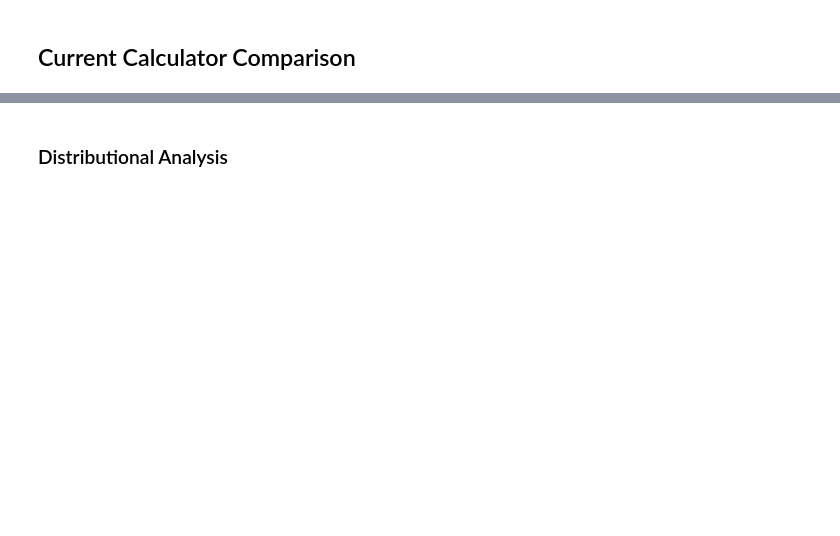
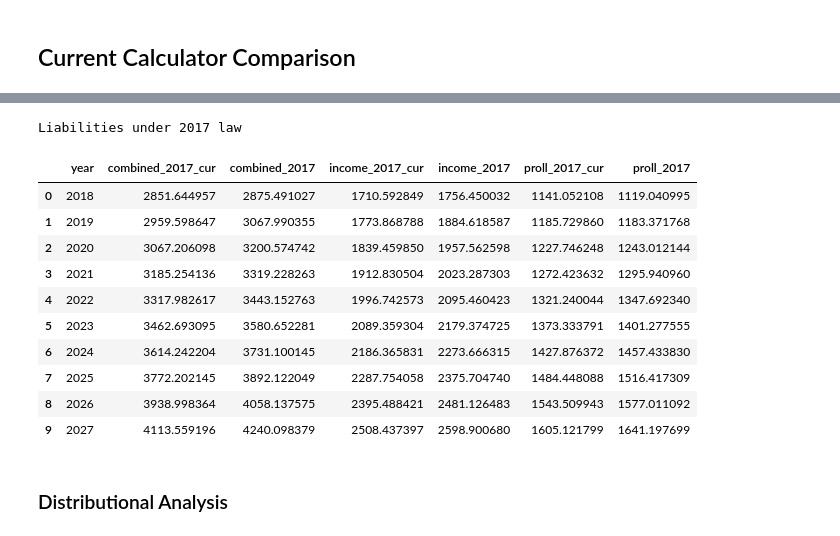
Before and after one commit to andersonfrailey/Notebook-Uploads, a Jupyter notebook: april2018cboupdate.ipynb, the cells around one changed output, grey strips where cells are left out. Saved outputs shown, nothing was run; the diff lists cells and outputs as text; code cells hidden in the pictures; blank space fills up the shorter version.

```diff
--- a/april2018cboupdate.ipynb
+++ b/april2018cboupdate.ipynb
@@ -169,3 +234,20 @@ liabilities_df
+# %%
+print('Liabilities under 2017 law')
+liabilities_df[['year', 'combined_2017_cur', 'combined_2017',
+                'income_2017_cur', 'income_2017', 'proll_2017_cur', 'proll_2017']]
+# %% [output]
+Liabilities under 2017 law
+|  | year | combined_2017_cur | combined_2017 | income_2017_cur | income_2017 | proll_2017_cur | proll_2017 |
+| 0 | 2018 | 2851.644957 | 2875.491027 | 1710.592849 | 1756.450032 | 1141.052108 | 1119.040995 |
+| 1 | 2019 | 2959.598647 | 3067.990355 | 1773.868788 | 1884.618587 | 1185.729860 | 1183.371768 |
+| 2 | 2020 | 3067.206098 | 3200.574742 | 1839.459850 | 1957.562598 | 1227.746248 | 1243.012144 |
+| 3 | 2021 | 3185.254136 | 3319.228263 | 1912.830504 | 2023.287303 | 1272.423632 | 1295.940960 |
+| 4 | 2022 | 3317.982617 | 3443.152763 | 1996.742573 | 2095.460423 | 1321.240044 | 1347.692340 |
+| 5 | 2023 | 3462.693095 | 3580.652281 | 2089.359304 | 2179.374725 | 1373.333791 | 1401.277555 |
+| 6 | 2024 | 3614.242204 | 3731.100145 | 2186.365831 | 2273.666315 | 1427.876372 | 1457.433830 |
+| 7 | 2025 | 3772.202145 | 3892.122049 | 2287.754058 | 2375.704740 | 1484.448088 | 1516.417309 |
+| 8 | 2026 | 3938.998364 | 4058.137575 | 2395.488421 | 2481.126483 | 1543.509943 | 1577.011092 |
+| 9 | 2027 | 4113.559196 | 4240.098379 | 2508.437397 | 2598.900680 | 1605.121799 | 1641.197699 |
 # %% [markdown]
 ### Distributional Analysis
 # %%
```
Also changed, not shown: parts of 8 cells of this notebook.
